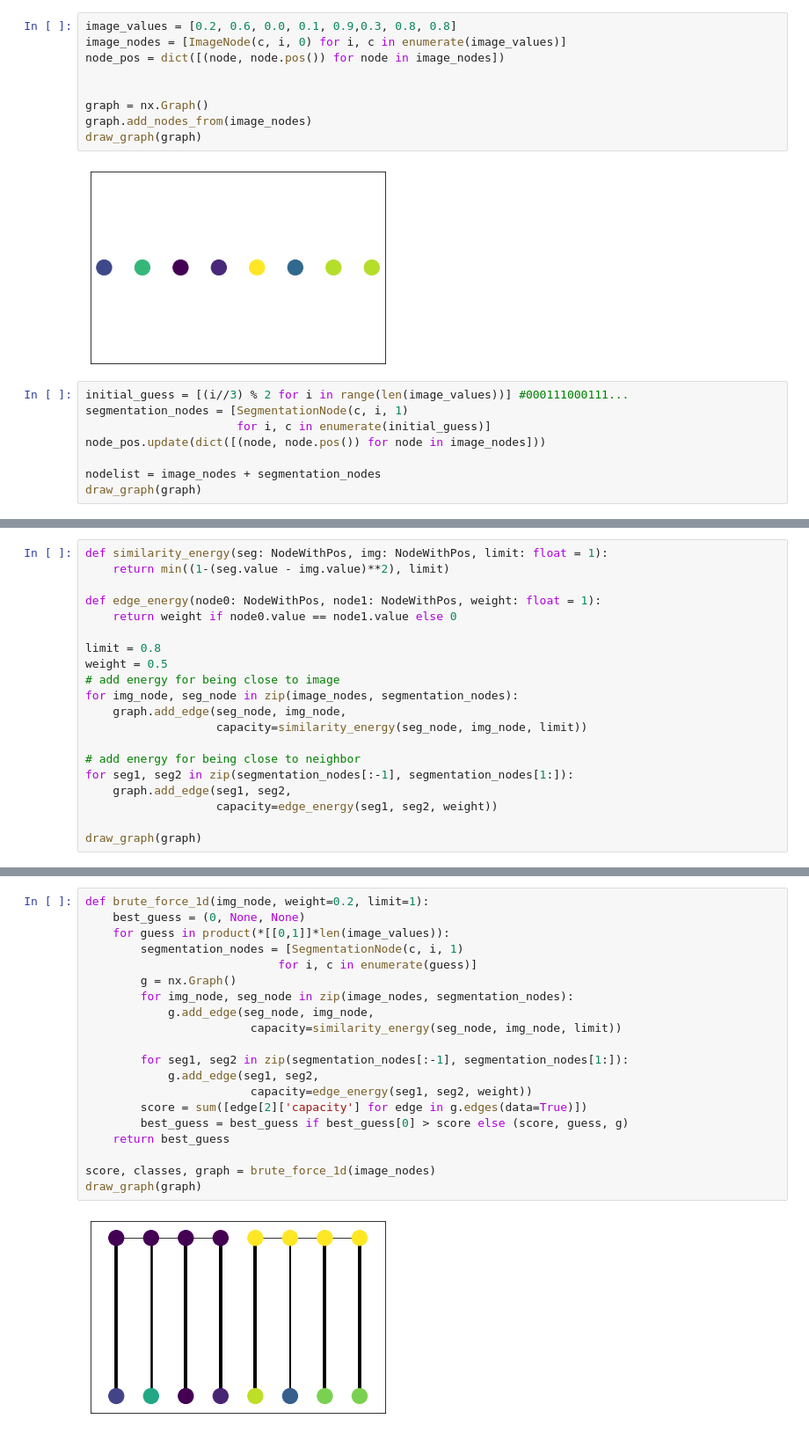
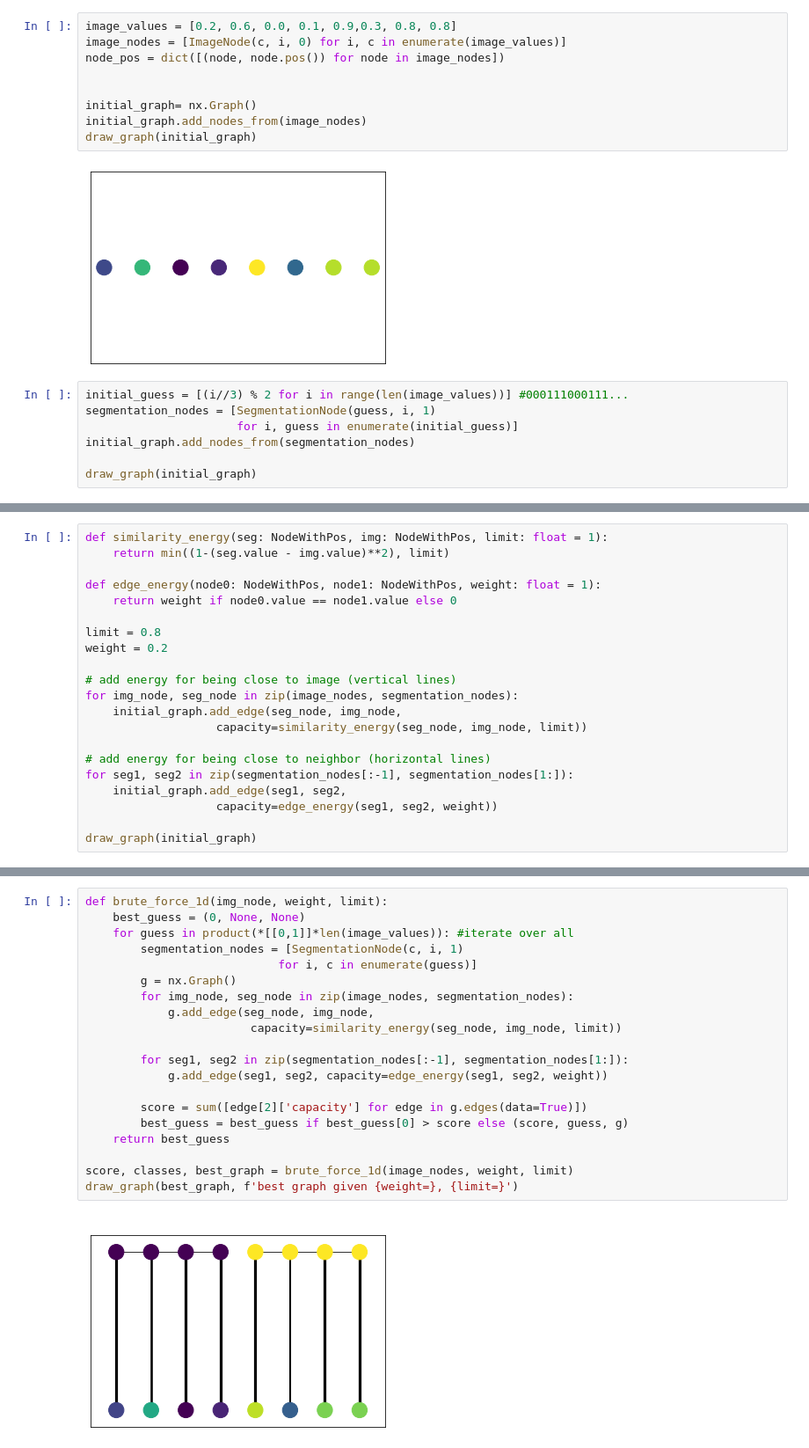
Before and after one commit to emillma/TTK8102_mrf, a Jupyter notebook: src/mrf/graph_cut.ipynb, the cells around one changed output, grey strips where cells are left out. Shown at 88% size. Saved outputs shown, nothing was run; the diff lists cells and outputs as text.

Commit message:
working segmentation

```diff
--- a/src/mrf/graph_cut.ipynb
+++ b/src/mrf/graph_cut.ipynb
@@ -55,17 +60,16 @@ image_nodes = [ImageNode(c, i, 0) for i, c in enumerate(image_values)]
 node_pos = dict([(node, node.pos()) for node in image_nodes])
 
 
-graph = nx.Graph()
-graph.add_nodes_from(image_nodes)
-draw_graph(graph)
+initial_graph= nx.Graph()
+initial_graph.add_nodes_from(image_nodes)
+draw_graph(initial_graph)
 # %% [output]
 [figure]
 # %%
 initial_guess = [(i//3) % 2 for i in range(len(image_values))] #000111000111...
-segmentation_nodes = [SegmentationNode(c, i, 1)
-                      for i, c in enumerate(initial_guess)]
-node_pos.update(dict([(node, node.pos()) for node in image_nodes]))
+segmentation_nodes = [SegmentationNode(guess, i, 1)
+                      for i, guess in enumerate(initial_guess)]
+initial_graph.add_nodes_from(segmentation_nodes)
 
-nodelist = image_nodes + segmentation_nodes
-draw_graph(graph)
+draw_graph(initial_graph)
 # %% [output]
@@ -78,16 +82,17 @@ def edge_energy(node0: NodeWithPos, node1: NodeWithPos, weight: float = 1):
     return weight if node0.value == node1.value else 0
 
 limit = 0.8
-weight = 0.5
-# add energy for being close to image
+weight = 0.2
+
+# add energy for being close to image (vertical lines)
 for img_node, seg_node in zip(image_nodes, segmentation_nodes):
-    graph.add_edge(seg_node, img_node,
+    initial_graph.add_edge(seg_node, img_node,
                    capacity=similarity_energy(seg_node, img_node, limit))
 
-# add energy for being close to neighbor
+# add energy for being close to neighbor (horizontal lines)
 for seg1, seg2 in zip(segmentation_nodes[:-1], segmentation_nodes[1:]):
-    graph.add_edge(seg1, seg2,
+    initial_graph.add_edge(seg1, seg2,
                    capacity=edge_energy(seg1, seg2, weight))
 
-draw_graph(graph)
+draw_graph(initial_graph)
 # %% [output]
@@ -95,25 +100,25 @@ draw_graph(graph)
 # %%
-def brute_force_1d(img_node, weight=0.2, limit=1):
+def brute_force_1d(img_node, weight, limit):
     best_guess = (0, None, None)
-    for guess in product(*[[0,1]]*len(image_values)):
+    for guess in product(*[[0,1]]*len(image_values)): #iterate over all
         segmentation_nodes = [SegmentationNode(c, i, 1)
                             for i, c in enumerate(guess)]
         g = nx.Graph()
         for img_node, seg_node in zip(image_nodes, segmentation_nodes):
             g.add_edge(seg_node, img_node,
                         capacity=similarity_energy(seg_node, img_node, limit))
 
         for seg1, seg2 in zip(segmentation_nodes[:-1], segmentation_nodes[1:]):
-            g.add_edge(seg1, seg2,
-                        capacity=edge_energy(seg1, seg2, weight))
+            g.add_edge(seg1, seg2, capacity=edge_energy(seg1, seg2, weight))
+
         score = sum([edge[2]['capacity'] for edge in g.edges(data=True)])
         best_guess = best_guess if best_guess[0] > score else (score, guess, g)
     return best_guess
 
-score, classes, graph = brute_force_1d(image_nodes)
-draw_graph(graph)
+score, classes, best_graph = brute_force_1d(image_nodes, weight, limit)
+draw_graph(best_graph, f'best graph given {weight=}, {limit=}')
 # %% [output]
-[figure, old version]
+[figure, new version]
 # %%
 class_0 = ClassNode(0, len(image_nodes)/2, -1)
 class_1 = ClassNode(1, len(image_nodes)/2, 1)
```
Also changed, not shown: parts of 11 cells of this notebook.
